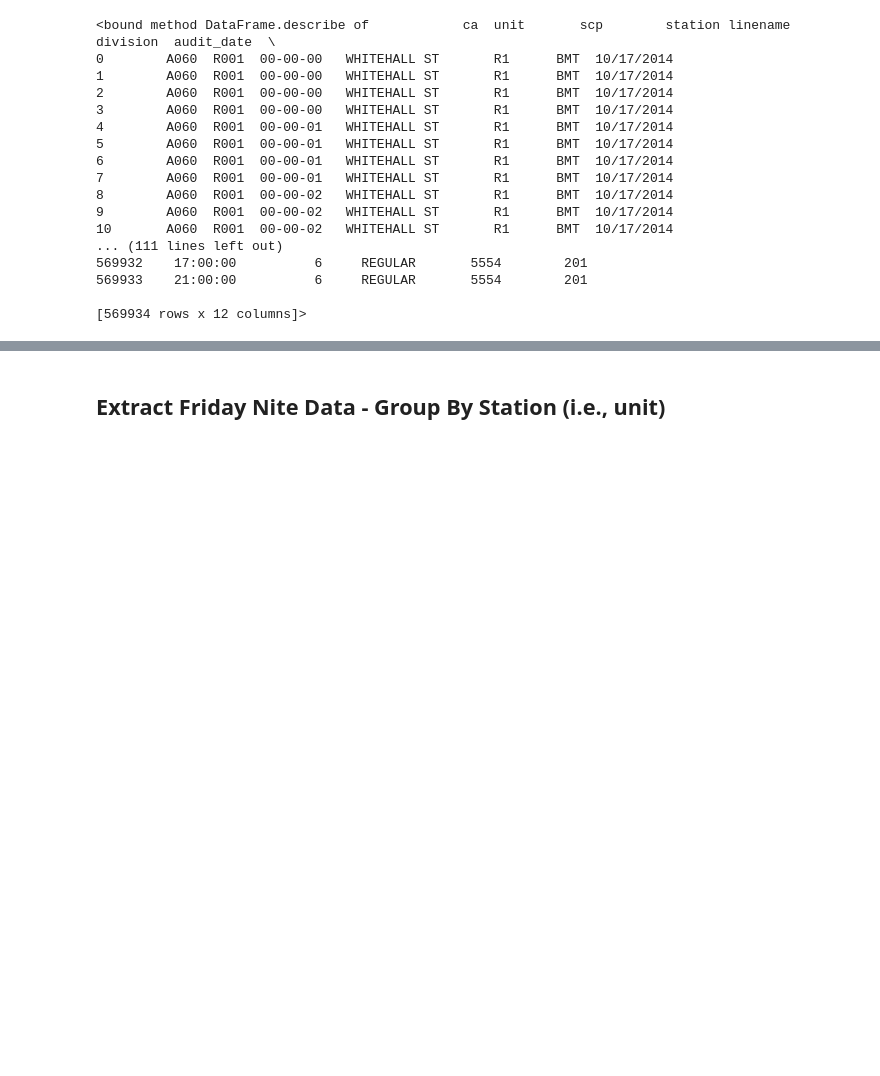
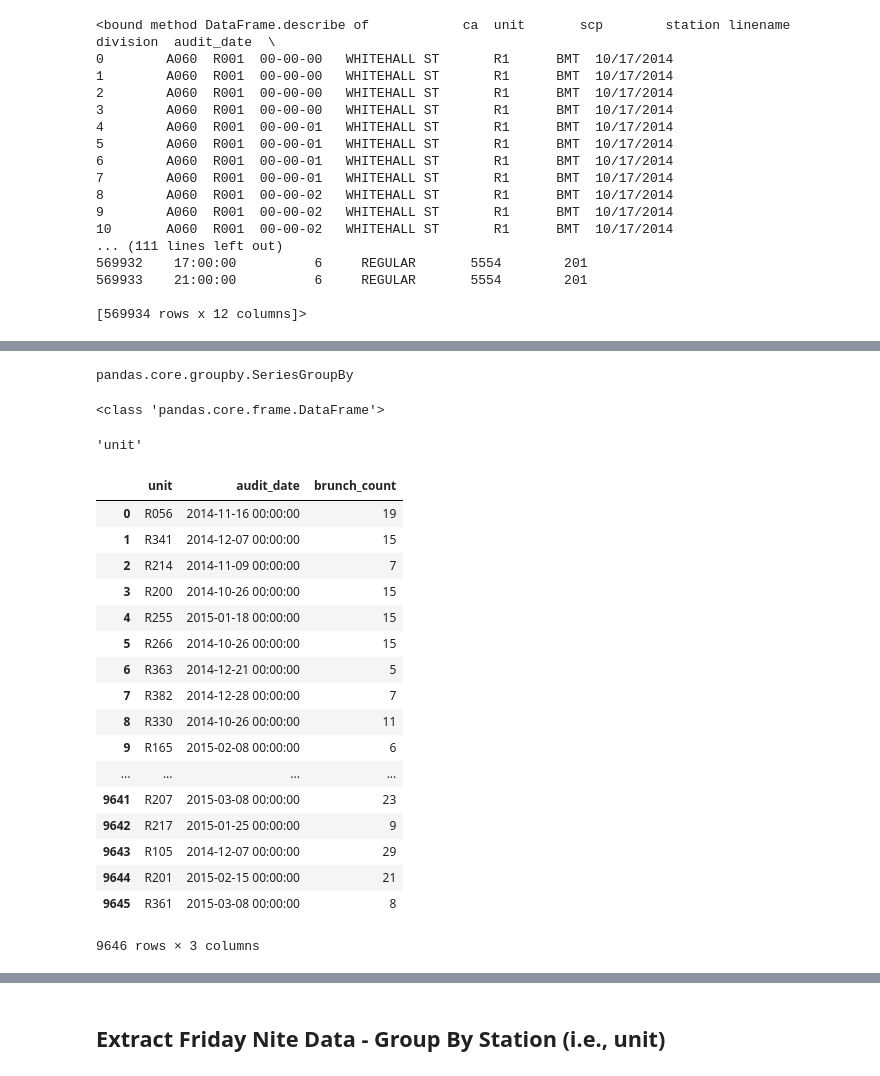
Before and after one commit to JessicaFreaner/Gentrification, a Jupyter notebook: Kojak_MTA_MySQL_2.ipynb, the cells around one changed output, grey strips where cells are left out. Saved outputs shown, nothing was run; the diff lists cells and outputs as text; code cells hidden in the pictures; blank space fills up the shorter version.

```diff
--- a/Kojak_MTA_MySQL_2.ipynb
+++ b/Kojak_MTA_MySQL_2.ipynb
@@ -175,0 +263,4 @@ saturday_df = pickle.load( open( "saturday_mta_new.pkl", "rb" ) )
+# %%
+sun_brunch_grouped_by_station = sunday_brunch_df.groupby(['unit', 'audit_date'])
+sun_brunch_entries_grouped_by_station = sunday_brunch_df.groupby(['unit', 'audit_date'])['entries']
+sun_brunch_exits_grouped_by_station = sunday_brunch_df.groupby(['unit', 'audit_date'])['exits']
@@ -175,0 +425,15 @@ saturday_df = pickle.load( open( "saturday_mta_new.pkl", "rb" ) )
+# %%
+type(sun_brunch_entries_grouped_by_station)
+# %% [output]
+pandas.core.groupby.SeriesGroupBy
+# %%
+sunday_brunch_df['brunch_count'] = ''
+temp = pd.DataFrame()
+print type (temp)
+temp.columns
+
+test = (('unit', 'date'), [1,2,3])
+test[0][0]
+# %% [output]
+<class 'pandas.core.frame.DataFrame'>
+'unit'
@@ -175,0 +455,23 @@ saturday_df = pickle.load( open( "saturday_mta_new.pkl", "rb" ) )
+# %%
+test = day_count('brunch_count', sun_brunch_entries_grouped_by_station)
+# %%
+test
+# %% [output]
+|  | unit | audit_date | brunch_count |
+| 0 | R056 | 2014-11-16 00:00:00 | 19 |
+| 1 | R341 | 2014-12-07 00:00:00 | 15 |
+| 2 | R214 | 2014-11-09 00:00:00 | 7 |
+| 3 | R200 | 2014-10-26 00:00:00 | 15 |
+| 4 | R255 | 2015-01-18 00:00:00 | 15 |
+| 5 | R266 | 2014-10-26 00:00:00 | 15 |
+| 6 | R363 | 2014-12-21 00:00:00 | 5 |
+| 7 | R382 | 2014-12-28 00:00:00 | 7 |
+| 8 | R330 | 2014-10-26 00:00:00 | 11 |
+| 9 | R165 | 2015-02-08 00:00:00 | 6 |
+| ... | ... | ... | ... |
+| 9641 | R207 | 2015-03-08 00:00:00 | 23 |
+| 9642 | R217 | 2015-01-25 00:00:00 | 9 |
+| 9643 | R105 | 2014-12-07 00:00:00 | 29 |
+| 9644 | R201 | 2015-02-15 00:00:00 | 21 |
+| 9645 | R361 | 2015-03-08 00:00:00 | 8 |
+9646 rows × 3 columns
```
Also changed, not shown: parts of 37 cells of this notebook.
